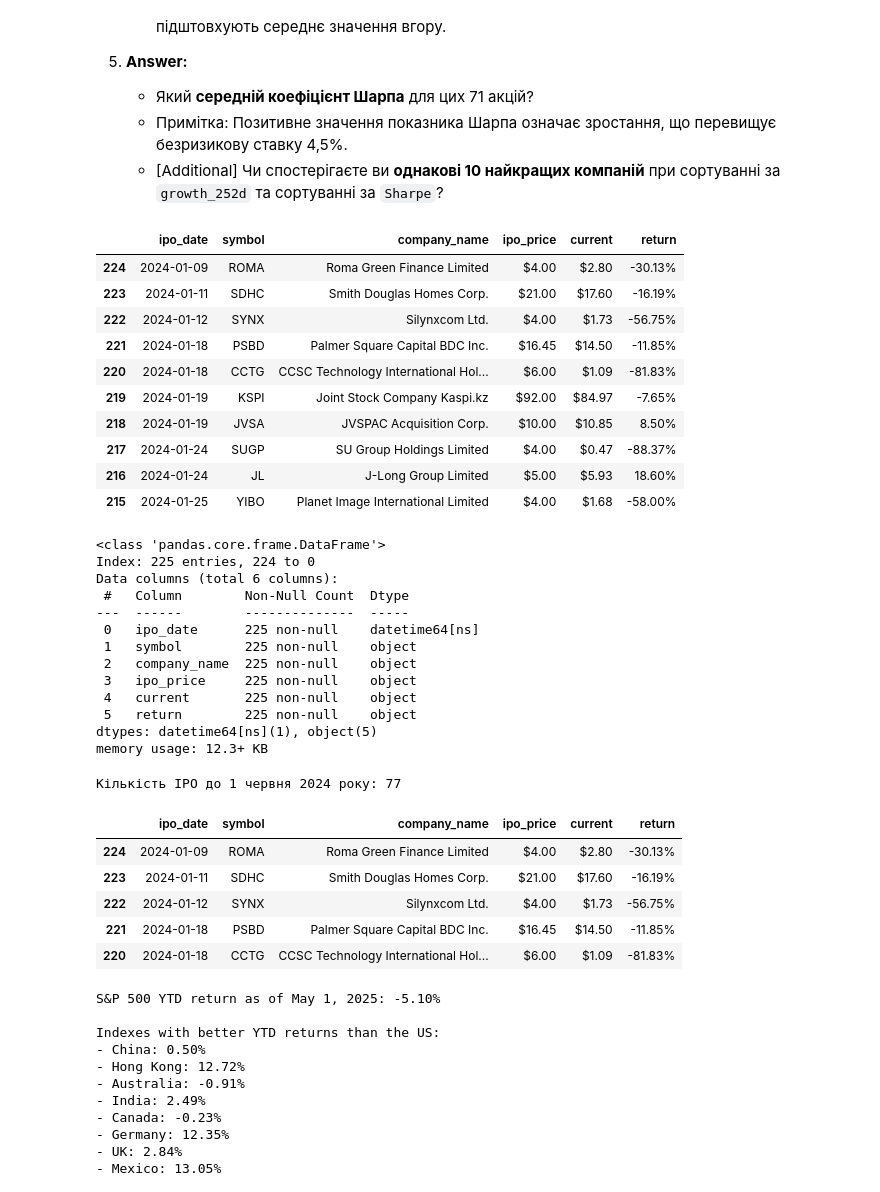
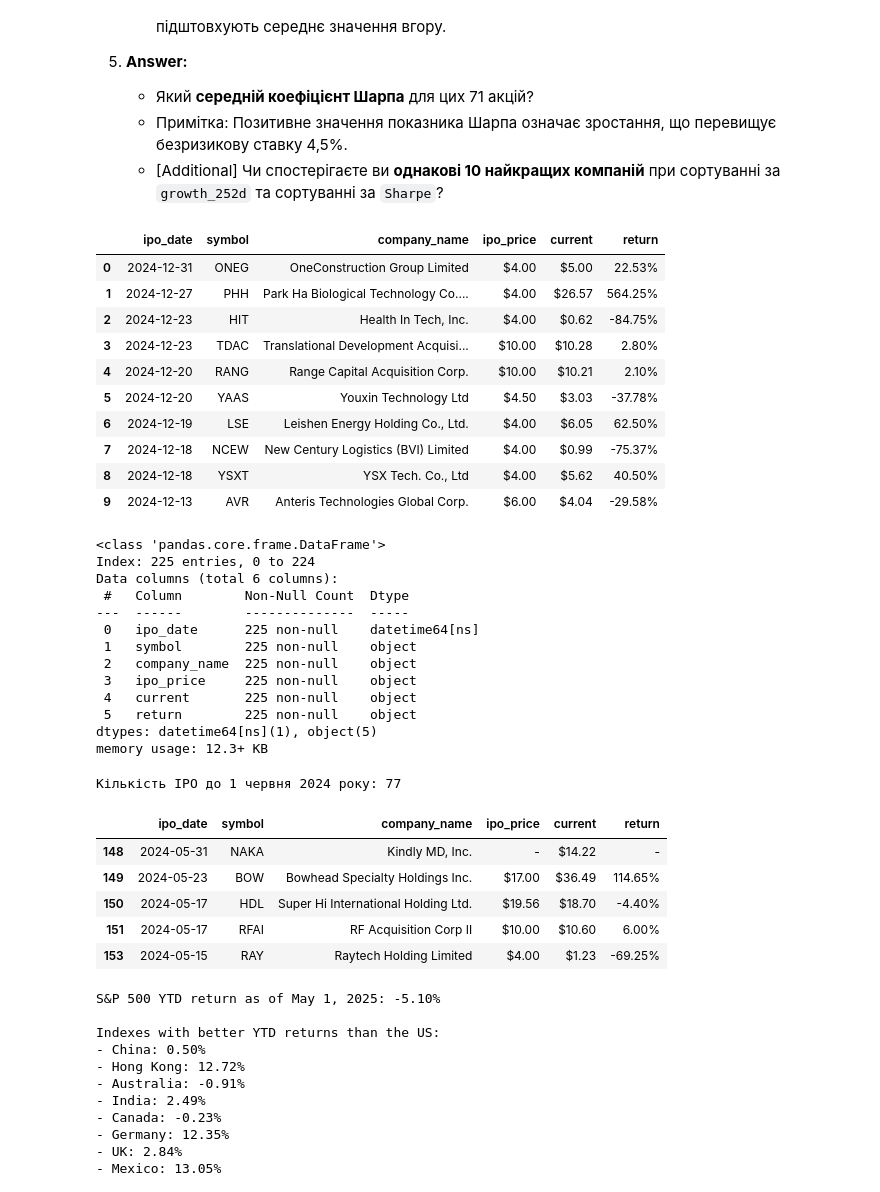
Before and after one commit to Jaguar838/stock-markets-analytics-zoomcamp, a Jupyter notebook: HW/2025/hw-02/hw-02.ipynb, the cells around one changed output. Cells and saved outputs as stored; diff of their text form; code cells hidden in the pictures.

```diff
--- a/HW/2025/hw-02/hw-02.ipynb
+++ b/HW/2025/hw-02/hw-02.ipynb
@@ -29,6 +29,31 @@ def normalize_column_names(df):
     return df
 
 
+def clean_and_convert_column(df, column_name):
+    """
+    Очищає значення в зазначеній колонці DataFrame від небажаних символів
+    (таких як коми, символи '$' та зайві пробіли) і перетворює їх у числовий формат.
+
+    Параметри:
+        df (pd.DataFrame): Вхідний DataFrame.
+        column_name (str): Назва колонки, яку потрібно обробити.
+
+    Повертає:
+        pd.DataFrame: DataFrame з оновленою колонкою, де значення мають числовий тип
+                      або NaN, якщо перетворення неможливе.
+    """
+    df2 = df.copy()
+    df2[column_name] = (
+        df2[column_name]
+        .astype(str)
+        .str.replace(',', '', regex=False)
+        .str.replace('$', '', regex=False)
+        .str.strip()
+    )
+    df2[column_name] = pd.to_numeric(df2[column_name], errors='coerce')
+    return df
+
+
 def handle_errors(func):
     @wraps(func)
     def wrapper(*args, **kwargs):
@@ -111,7 +136,7 @@ def get_ipos(url: str) -> pd.DataFrame:
     # Сортуємо по першій колонці, яка є датою
     date_cols = [col for col in df.columns if 'date' in col]
     if date_cols:
-        df = df.sort_values(by=date_cols[0], ascending=True)
+        df = df.sort_values(by=date_cols[0], ascending=False)
 
     return df
 # %%
@@ -355,22 +374,22 @@ df_2024_ipos =get_ipos(url)
 df_2024_ipos.head(10)
 # %% [output]
 |  | ipo_date | symbol | company_name | ipo_price | current | return |
-| 224 | 2024-01-09 | ROMA | Roma Green Finance Limited | $4.00 | $2.80 | -30.13% |
-| 223 | 2024-01-11 | SDHC | Smith Douglas Homes Corp. | $21.00 | $17.60 | -16.19% |
-| 222 | 2024-01-12 | SYNX | Silynxcom Ltd. | $4.00 | $1.73 | -56.75% |
-| 221 | 2024-01-18 | PSBD | Palmer Square Capital BDC Inc. | $16.45 | $14.50 | -11.85% |
-| 220 | 2024-01-18 | CCTG | CCSC Technology International Hol... | $6.00 | $1.09 | -81.83% |
-| 219 | 2024-01-19 | KSPI | Joint Stock Company Kaspi.kz | $92.00 | $84.97 | -7.65% |
-| 218 | 2024-01-19 | JVSA | JVSPAC Acquisition Corp. | $10.00 | $10.85 | 8.50% |
-| 217 | 2024-01-24 | SUGP | SU Group Holdings Limited | $4.00 | $0.47 | -88.37% |
-| 216 | 2024-01-24 | JL | J-Long Group Limited | $5.00 | $5.93 | 18.60% |
-| 215 | 2024-01-25 | YIBO | Planet Image International Limited | $4.00 | $1.68 | -58.00% |
+| 0 | 2024-12-31 | ONEG | OneConstruction Group Limited | $4.00 | $5.00 | 22.53% |
+| 1 | 2024-12-27 | PHH | Park Ha Biological Technology Co.... | $4.00 | $26.57 | 564.25% |
+| 2 | 2024-12-23 | HIT | Health In Tech, Inc. | $4.00 | $0.62 | -84.75% |
+| 3 | 2024-12-23 | TDAC | Translational Development Acquisi... | $10.00 | $10.28 | 2.80% |
+| 4 | 2024-12-20 | RANG | Range Capital Acquisition Corp. | $10.00 | $10.21 | 2.10% |
+| 5 | 2024-12-20 | YAAS | Youxin Technology Ltd | $4.50 | $3.03 | -37.78% |
+| 6 | 2024-12-19 | LSE | Leishen Energy Holding Co., Ltd. | $4.00 | $6.05 | 62.50% |
+| 7 | 2024-12-18 | NCEW | New Century Logistics (BVI) Limited | $4.00 | $0.99 | -75.37% |
+| 8 | 2024-12-18 | YSXT | YSX Tech. Co., Ltd | $4.00 | $5.62 | 40.50% |
+| 9 | 2024-12-13 | AVR | Anteris Technologies Global Corp. | $6.00 | $4.04 | -29.58% |
 # %%
 # data = pd.read_csv('data.csv')
 df_2024_ipos.info()
 # %% [output]
 <class 'pandas.core.frame.DataFrame'>
-Index: 225 entries, 224 to 0
+Index: 225 entries, 0 to 224
 Data columns (total 6 columns):
  #   Column        Non-Null Count  Dtype
 ---  ------        --------------  -----
@@ -385,21 +404,23 @@ memory usage: 12.3+ KB
 # %%
 # Встановлюємо дату-фільтр
 cutoff_date = pd.Timestamp("2024-06-01")
 
 # Фільтруємо IPO до 1 червня 2024 року
 filtered_df = df_2024_ipos[df_2024_ipos['ipo_date'] < cutoff_date]
+df_June_ipos = clean_and_convert_column(filtered_df, 'ipo_price')
+
 
 # Перевіримо кількість результатів і виведемо перші рядки
-print(f"Кількість IPO до 1 червня 2024 року: {len(filtered_df)}")
+print(f"Кількість IPO до 1 червня 2024 року: {len(df_June_ipos)}")
 filtered_df.head()
 # %% [output]
 Кількість IPO до 1 червня 2024 року: 77
 |  | ipo_date | symbol | company_name | ipo_price | current | return |
-| 224 | 2024-01-09 | ROMA | Roma Green Finance Limited | $4.00 | $2.80 | -30.13% |
-| 223 | 2024-01-11 | SDHC | Smith Douglas Homes Corp. | $21.00 | $17.60 | -16.19% |
-| 222 | 2024-01-12 | SYNX | Silynxcom Ltd. | $4.00 | $1.73 | -56.75% |
-| 221 | 2024-01-18 | PSBD | Palmer Square Capital BDC Inc. | $16.45 | $14.50 | -11.85% |
-| 220 | 2024-01-18 | CCTG | CCSC Technology International Hol... | $6.00 | $1.09 | -81.83% |
+| 148 | 2024-05-31 | NAKA | Kindly MD, Inc. | - | $14.22 | - |
+| 149 | 2024-05-23 | BOW | Bowhead Specialty Holdings Inc. | $17.00 | $36.49 | 114.65% |
+| 150 | 2024-05-17 | HDL | Super Hi International Holding Ltd. | $19.56 | $18.70 | -4.40% |
+| 151 | 2024-05-17 | RFAI | RF Acquisition Corp II | $10.00 | $10.60 | 6.00% |
+| 153 | 2024-05-15 | RAY | Raytech Holding Limited | $4.00 | $1.23 | -69.25% |
 # %%
 # Calculate YTD returns: (last_price - first_price) / first_price
 ytd_indexes = (
```
Also changed, not shown: parts of 2 cells of this notebook.
